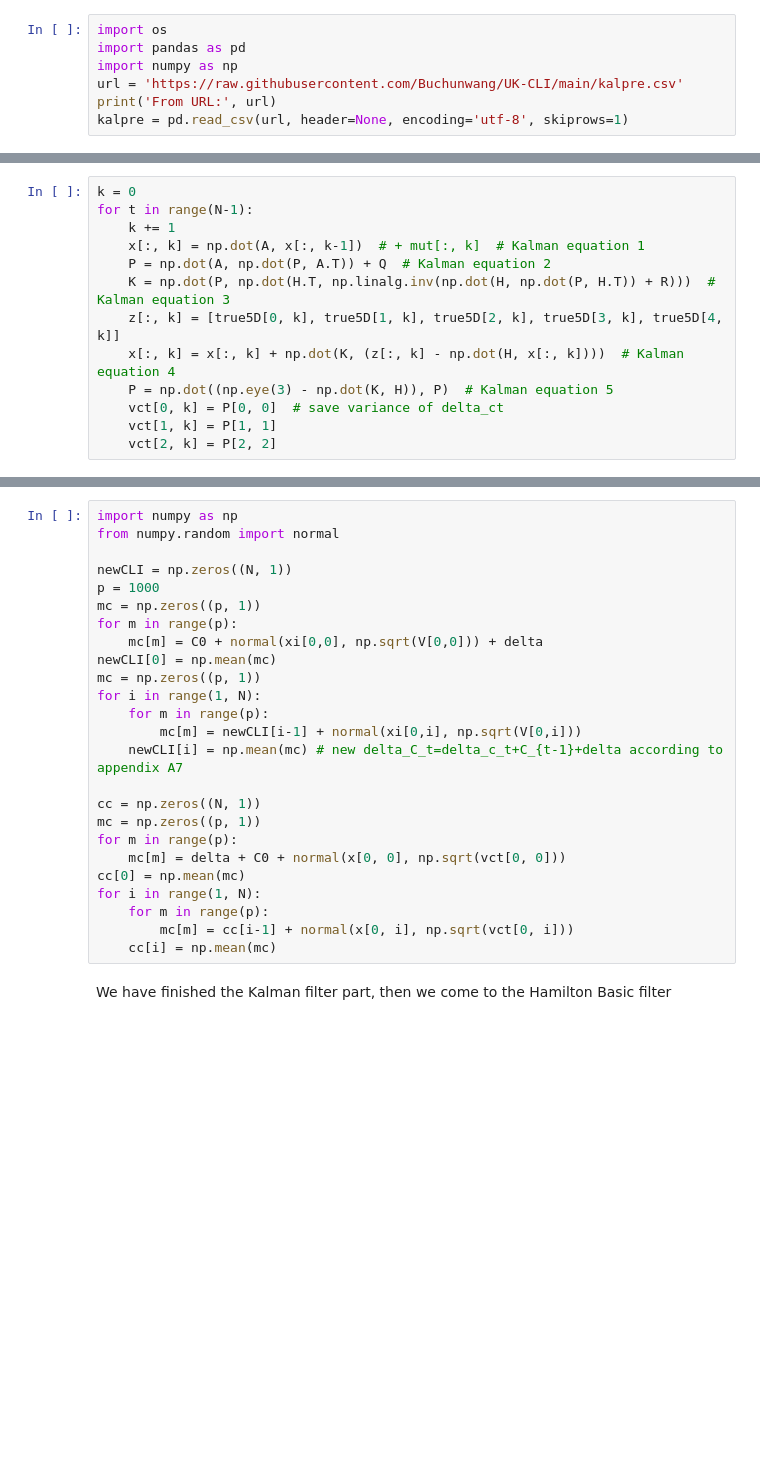
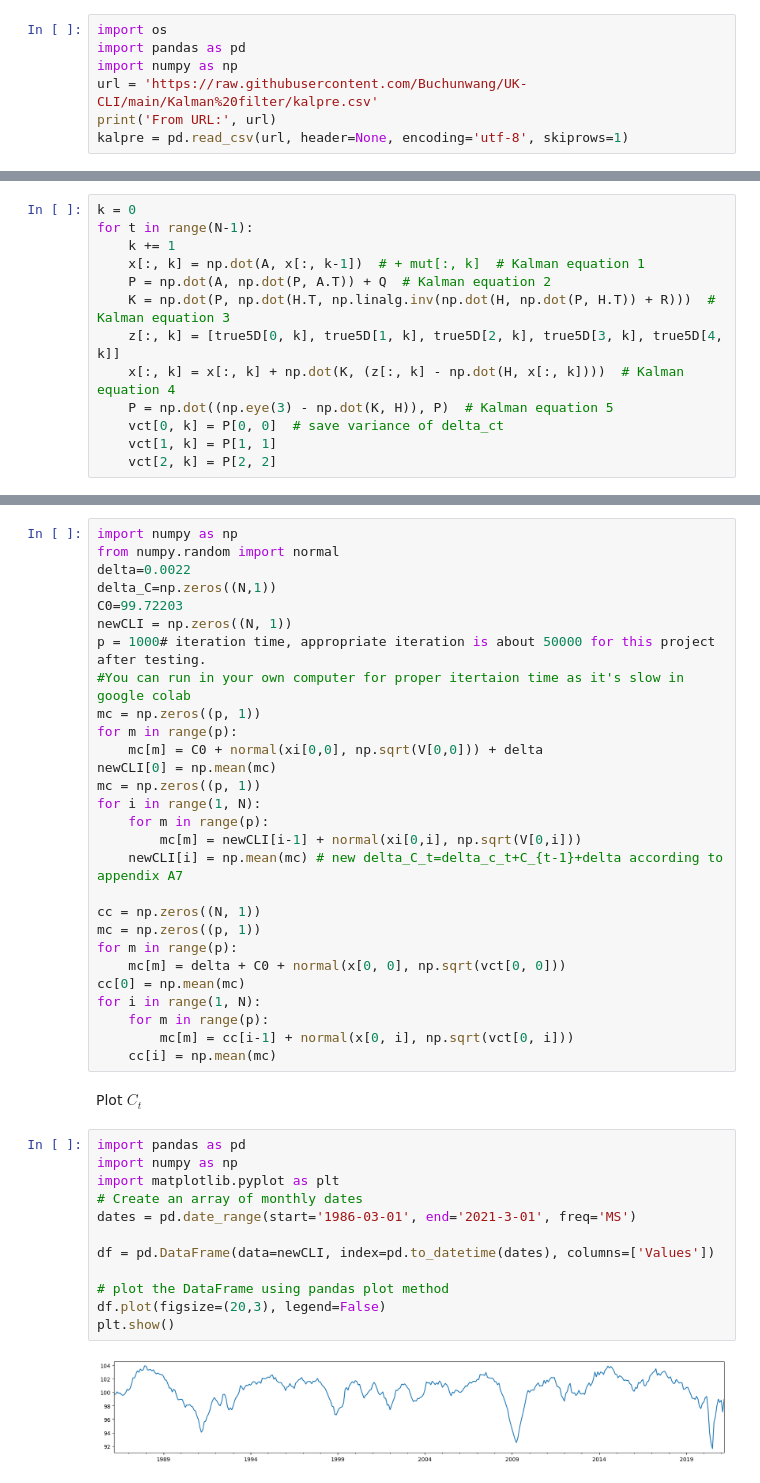
Before and after one commit to Buchunwang/UK-CLI, a Jupyter notebook: UK_CLI_kalman_filter.ipynb, the cells around one changed output, grey strips where cells are left out. Saved outputs shown, nothing was run; the diff lists cells and outputs as text; blank space fills up the shorter version.

```diff
--- a/UK_CLI_kalman_filter.ipynb
+++ b/UK_CLI_kalman_filter.ipynb
@@ -6,7 +18,7 @@ First, we import detrended data of CLI and its component variables from 1986 to
 import os
 import pandas as pd
 import numpy as np
-url = 'https://raw.githubusercontent.com/Buchunwang/UK-CLI/main/kalpre.csv'
+url = 'https://raw.githubusercontent.com/Buchunwang/UK-CLI/main/Kalman%20filter/kalpre.csv'
 print('From URL:', url)
 kalpre = pd.read_csv(url, header=None, encoding='utf-8', skiprows=1)
 # %% [output]
@@ -155,9 +349,12 @@ C0=99.72203
 # %%
 import numpy as np
 from numpy.random import normal
-
+delta=0.0022
+delta_C=np.zeros((N,1))
+C0=99.72203
 newCLI = np.zeros((N, 1))
-p = 1000
+p = 1000# iteration time, appropriate iteration is about 50000 for this project after testing.
+#You can run in your own computer for proper itertaion time as it's slow in google colab
 mc = np.zeros((p, 1))
 for m in range(p):
     mc[m] = C0 + normal(xi[0,0], np.sqrt(V[0,0])) + delta
@@ -177,5 +374,19 @@ for i in range(1, N):
     for m in range(p):
         mc[m] = cc[i-1] + normal(x[0, i], np.sqrt(vct[0, i]))
     cc[i] = np.mean(mc)
-# %% [markdown]
-We have finished the Kalman filter part, then we come to the Hamilton Basic filter
+# %% [markdown]
+Plot $C_t$
+# %%
+import pandas as pd
+import numpy as np
+import matplotlib.pyplot as plt
+# Create an array of monthly dates
+dates = pd.date_range(start='1986-03-01', end='2021-3-01', freq='MS')
+
+df = pd.DataFrame(data=newCLI, index=pd.to_datetime(dates), columns=['Values'])
+
+# plot the DataFrame using pandas plot method
+df.plot(figsize=(20,3), legend=False)
+plt.show()
+# %% [output]
+[figure, added]
```
Also changed, not shown: parts of 22 cells of this notebook.
